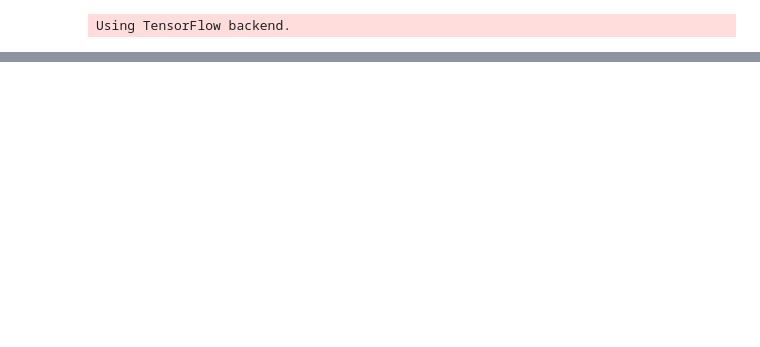
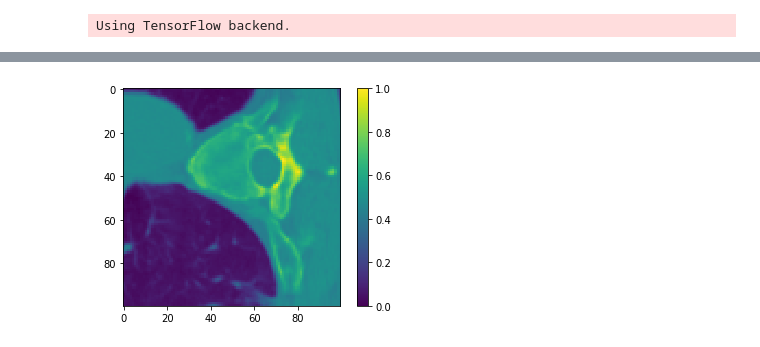
Before and after one commit to HastingsGreer/neuralScoliosis, a Jupyter notebook: NeuralAngle.ipynb, the cells around one changed output, grey strips where cells are left out. Drawn from its saved outputs; the diff is of its cells as text; code cells hidden in the pictures; blank space fills up the shorter version.

```diff
--- a/NeuralAngle.ipynb
+++ b/NeuralAngle.ipynb
@@ -68,0 +87,8 @@ td, tc = makeData(100)
+# %%
+ct3 = np.flip(ct, 2)
+sampler3 = SpineSampler(ct3, horizSpace, vertSpace, 200, 200)
+plt.imshow(sampler3.sample(240, -np.pi / 7, 0, 0)[:,:,0])
+plt.colorbar()
+plt.show()
+# %% [output]
+[figure, added]
```
Also changed, not shown: parts of 32 cells of this notebook.
